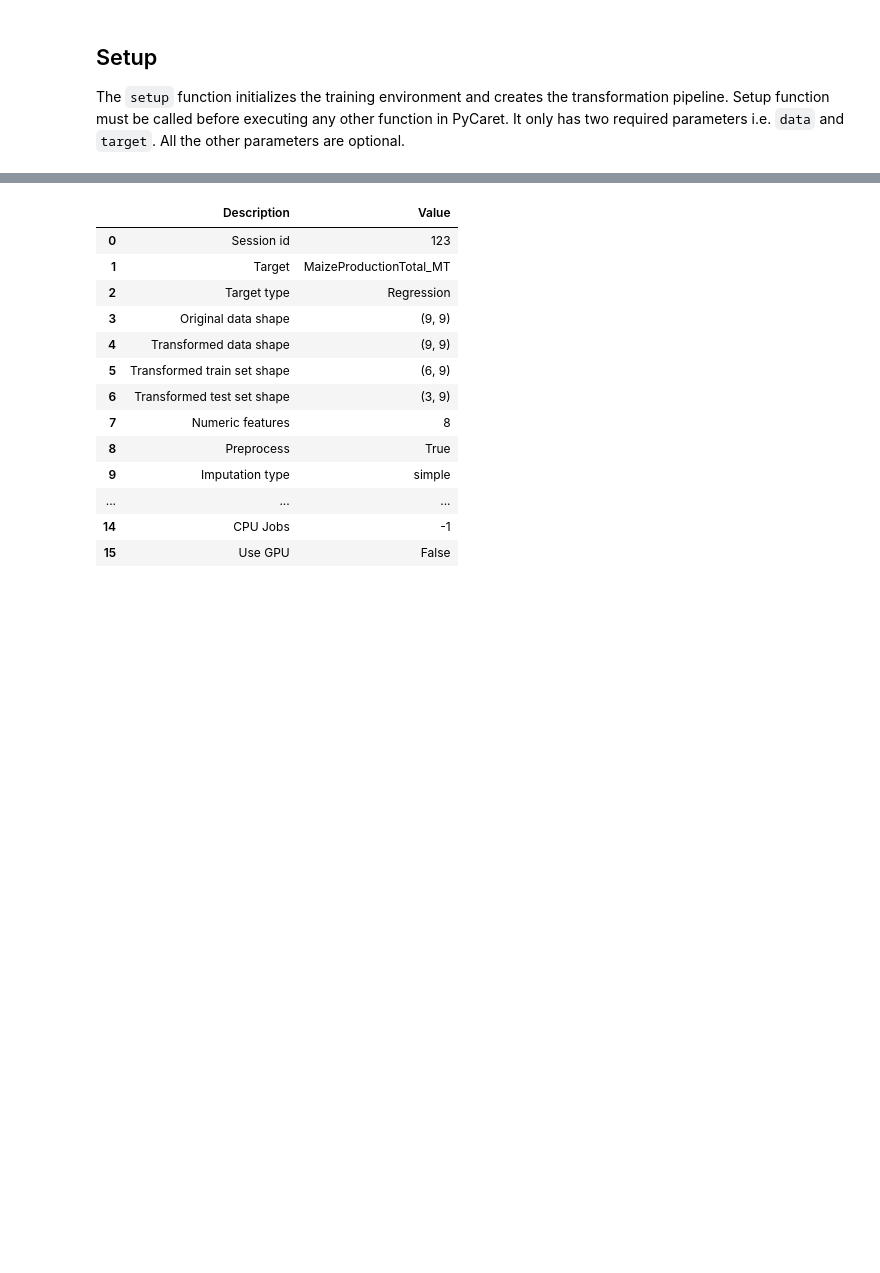
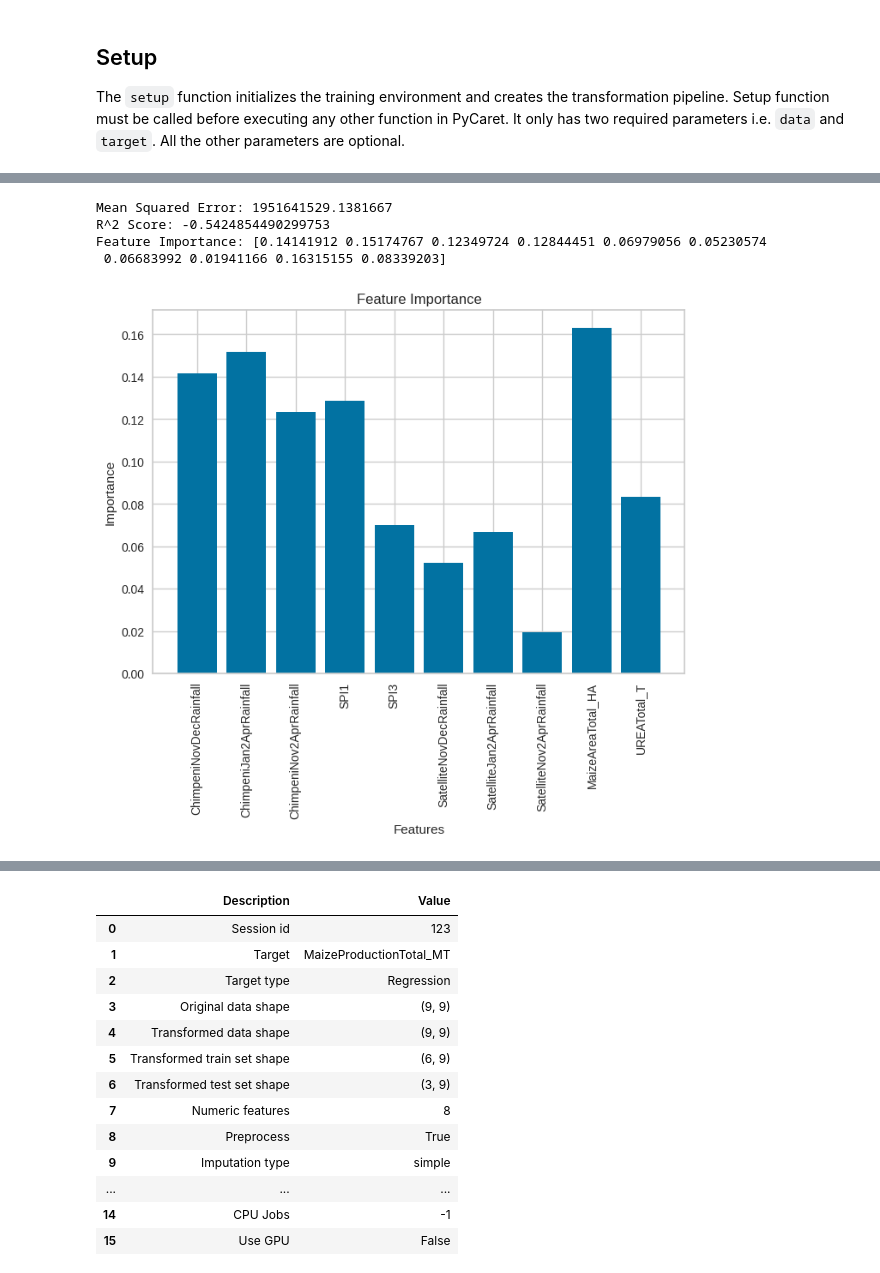
Before and after one commit to mtofighi/ChilwaBasin, a Jupyter notebook: ChilwaBasin_DataAnalysis_032024/ChilwaBasin_Regression_PyCaret_Agriculture.ipynb, the cells around one changed output, grey strips where cells are left out. Drawn from its saved outputs; the diff is of its cells as text; code cells hidden in the pictures; blank space fills up the shorter version.

```diff
--- a/ChilwaBasin_DataAnalysis_032024/ChilwaBasin_Regression_PyCaret_Agriculture.ipynb
+++ b/ChilwaBasin_DataAnalysis_032024/ChilwaBasin_Regression_PyCaret_Agriculture.ipynb
@@ -205,0 +187,56 @@ plt.show()
+# %%
+# Importing necessary libraries
+import pandas as pd
+from sklearn.model_selection import train_test_split
+from sklearn.ensemble import RandomForestRegressor
+from sklearn.metrics import mean_squared_error, r2_score
+import matplotlib.pyplot as plt
+
+# Filtered dataset
+filtered_data = dataAll.loc[(dataAll['Year'] >= 2010) & (dataAll['Year'] <= 2021)]
+
+# Features and target variable
+features =     [
+        'ChimpeniNovDecRainfall', 'ChimpeniJan2AprRainfall','ChimpeniNov2AprRainfall',
+        'SPI1', 'SPI3',
+        'SatelliteNovDecRainfall', 'SatelliteJan2AprRainfall','SatelliteNov2AprRainfall',
+        'MaizeAreaTotal_HA',
+        # 'RiceAreaTotal_HA', 'RiceProductionTotal_MT',
+        # 'TobaccoAreaTotal_HA','TobaccoProductionTotal_MT',
+        'UREATotal_T',
+    ]
+target = 'MaizeProductionTotal_MT'
+
+# Splitting the dataset into train and test sets
+X_train, X_test, y_train, y_test = train_test_split(filtered_data[features], filtered_data[target], test_size=0.2, random_state=42)
+
+# Creating and training the Random Forest model
+rf_model = RandomForestRegressor(n_estimators=100, random_state=42)
+rf_model.fit(X_train, y_train)
+
+# Predictions
+y_pred = rf_model.predict(X_test)
+
+# Model evaluation
+mse = mean_squared_error(y_test, y_pred)
+r2 = r2_score(y_test, y_pred)
+print("Mean Squared Error:", mse)
+print("R^2 Score:", r2)
+
+# Feature importance
+feature_importance = rf_model.feature_importances_
+print("Feature Importance:", feature_importance)
+
+# Visualizing feature importance
+plt.bar(features, feature_importance)
+plt.xlabel('Features')
+plt.ylabel('Importance')
+plt.title('Feature Importance')
+plt.xticks(rotation=90)  # Rotate x-axis labels by 90 degrees
+plt.show()
+# %% [output]
+Mean Squared Error: 1951641529.1381667
+R^2 Score: -0.5424854490299753
+Feature Importance: [0.14141912 0.15174767 0.12349724 0.12844451 0.06979056 0.05230574
+ 0.06683992 0.01941166 0.16315155 0.08339203]
+[figure, added]
```
Also changed, not shown: parts of 6 cells of this notebook.
